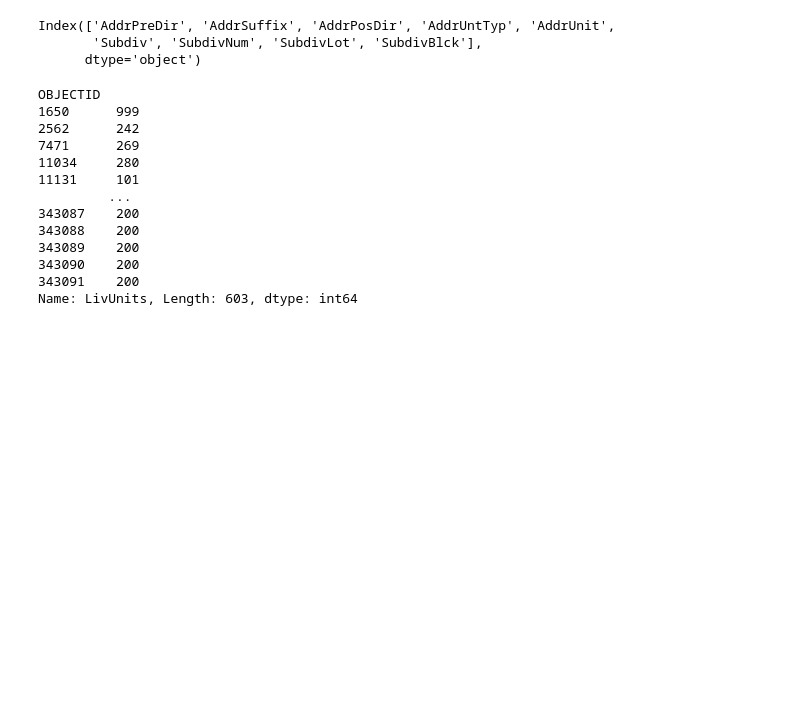
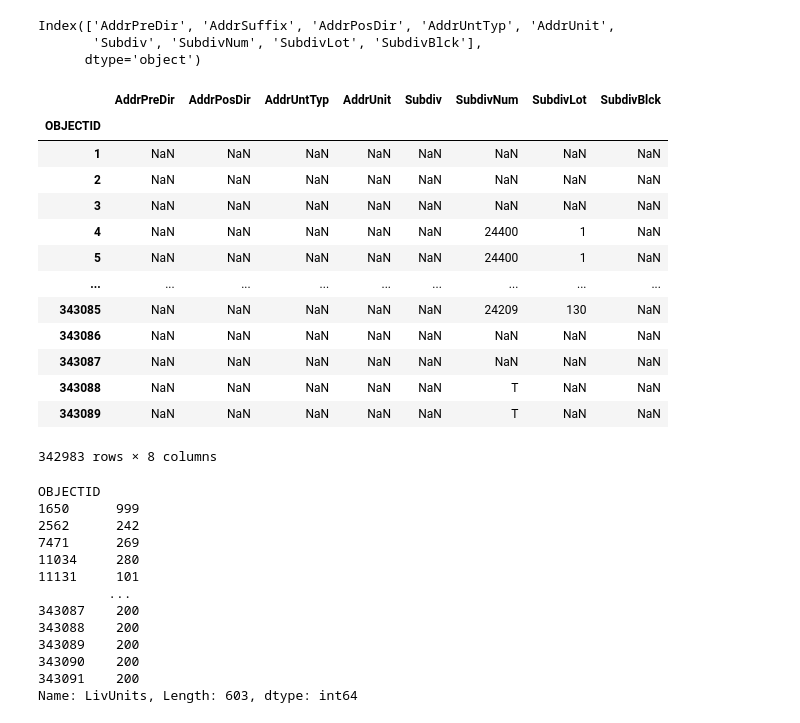
Before and after one commit to IsabelsRepo/IsabelsRepo, a Jupyter notebook: Data-Science/Atlanta-Property/AtlantaPropertyData.ipynb, the cells around one changed output. Cells and saved outputs as stored; diff of their text form; code cells hidden in the pictures; blank space fills up the shorter version.

```diff
--- a/Data-Science/Atlanta-Property/AtlantaPropertyData.ipynb
+++ b/Data-Science/Atlanta-Property/AtlantaPropertyData.ipynb
@@ -257,4 +443,22 @@ Parcels_11.loc[:,Parcels_11.isna().sum() > 10_000].keys()
 Index(['AddrPreDir', 'AddrSuffix', 'AddrPosDir', 'AddrUntTyp', 'AddrUnit',
        'Subdiv', 'SubdivNum', 'SubdivLot', 'SubdivBlck'],
       dtype='object')
+# %%
+# 25k seems to be useful here. Below this and I lose AddrSuffix, which I would like to keep despite the NaNs
+Parcels_11.loc[:, Parcels_11.isna().sum() > 25_000]
+# %% [output]
+|  | AddrPreDir | AddrPosDir | AddrUntTyp | AddrUnit | Subdiv | SubdivNum | SubdivLot | SubdivBlck |
+| OBJECTID |  |  |  |  |  |  |  |  |
+| 1 | NaN | NaN | NaN | NaN | NaN | NaN | NaN | NaN |
+| 2 | NaN | NaN | NaN | NaN | NaN | NaN | NaN | NaN |
+| 3 | NaN | NaN | NaN | NaN | NaN | NaN | NaN | NaN |
+| 4 | NaN | NaN | NaN | NaN | NaN | 24400 | 1 | NaN |
+| 5 | NaN | NaN | NaN | NaN | NaN | 24400 | 1 | NaN |
+| ... | ... | ... | ... | ... | ... | ... | ... | ... |
+| 343085 | NaN | NaN | NaN | NaN | NaN | 24209 | 130 | NaN |
+| 343086 | NaN | NaN | NaN | NaN | NaN | NaN | NaN | NaN |
+| 343087 | NaN | NaN | NaN | NaN | NaN | NaN | NaN | NaN |
+| 343088 | NaN | NaN | NaN | NaN | NaN | T | NaN | NaN |
+| 343089 | NaN | NaN | NaN | NaN | NaN | T | NaN | NaN |
+342983 rows × 8 columns
 # %%
```
Also changed, not shown: parts of 45 cells of this notebook, 1 other file.
